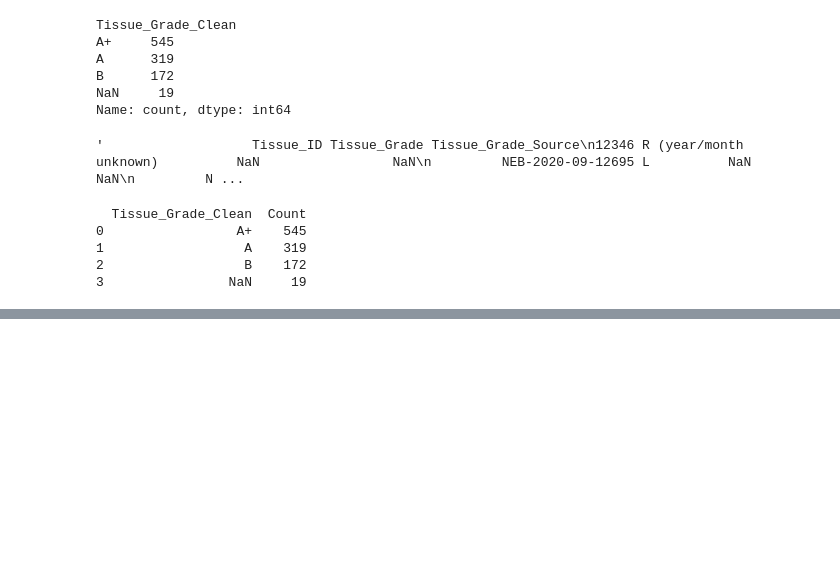
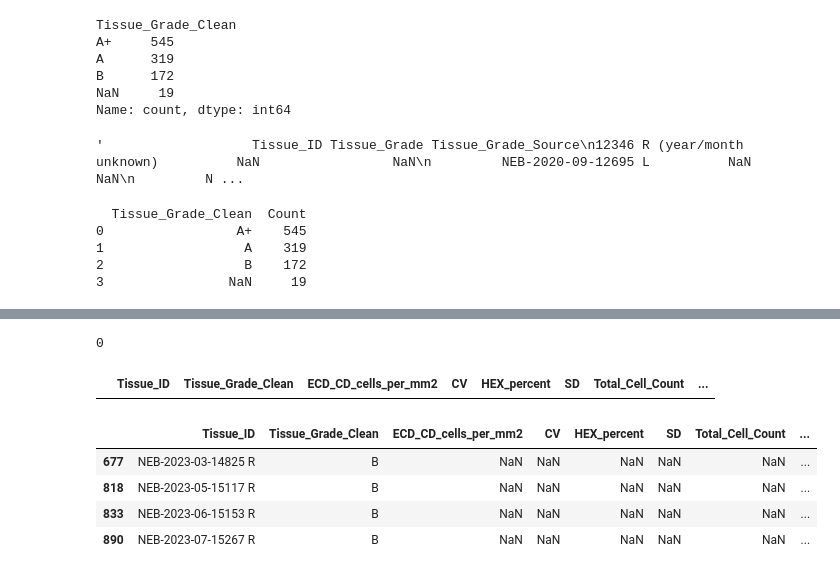
Before and after one commit to Pulitha-m/xai-cornea-grading, a Jupyter notebook: ml/grading/notebooks/02_data_cleaning.ipynb, the cells around one changed output, grey strips where cells are left out. Drawn from its saved outputs; the diff is of its cells as text; code cells hidden in the pictures; blank space fills up the shorter version.

Commit message:
feat(grading): clean invalid Konan measurements

```diff
--- a/ml/grading/notebooks/02_data_cleaning.ipynb
+++ b/ml/grading/notebooks/02_data_cleaning.ipynb
@@ -229,0 +271,40 @@ print(grade_summary)
+# %%
+konan_measurement_cols = [
+    "ECD_CD_cells_per_mm2",
+    "CV",
+    "HEX_percent",
+    "SD",
+    "Total_Cell_Count",
+    "Total_Area_um2"
+]
+
+invalid_konan = df["ECD_CD_cells_per_mm2"] == 0
+
+df.loc[invalid_konan, konan_measurement_cols] = pd.NA
+
+print(invalid_konan.sum())
+# %% [output]
+0
+# %%
+df.loc[
+    invalid_konan,
+    ["Tissue_ID", "Tissue_Grade_Clean"] + konan_measurement_cols
+]
+# %% [output]
+|  | Tissue_ID | Tissue_Grade_Clean | ECD_CD_cells_per_mm2 | CV | HEX_percent | SD | Total_Cell_Count | ... |
+# %%
+df.loc[
+    df["Tissue_ID"].isin([
+        "NEB-2023-03-14825 R",
+        "NEB-2023-05-15117 R",
+        "NEB-2023-06-15153 R",
+        "NEB-2023-07-15267 R"
+    ]),
+    ["Tissue_ID", "Tissue_Grade_Clean"] + konan_measurement_cols
+]
+# %% [output]
+|  | Tissue_ID | Tissue_Grade_Clean | ECD_CD_cells_per_mm2 | CV | HEX_percent | SD | Total_Cell_Count | ... |
+| 677 | NEB-2023-03-14825 R | B | NaN | NaN | NaN | NaN | NaN | ... |
+| 818 | NEB-2023-05-15117 R | B | NaN | NaN | NaN | NaN | NaN | ... |
+| 833 | NEB-2023-06-15153 R | B | NaN | NaN | NaN | NaN | NaN | ... |
+| 890 | NEB-2023-07-15267 R | B | NaN | NaN | NaN | NaN | NaN | ... |
```
Also changed, not shown: parts of 4 cells of this notebook.
